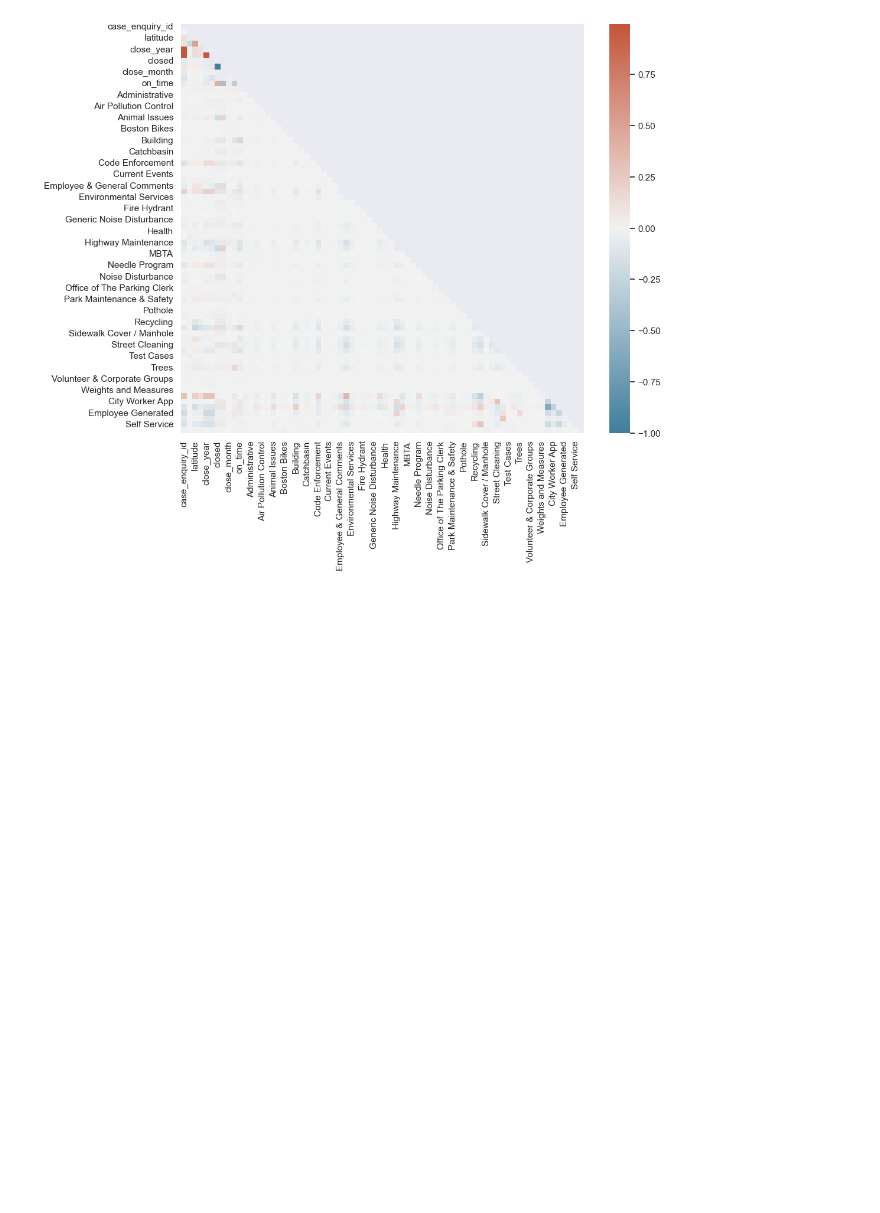
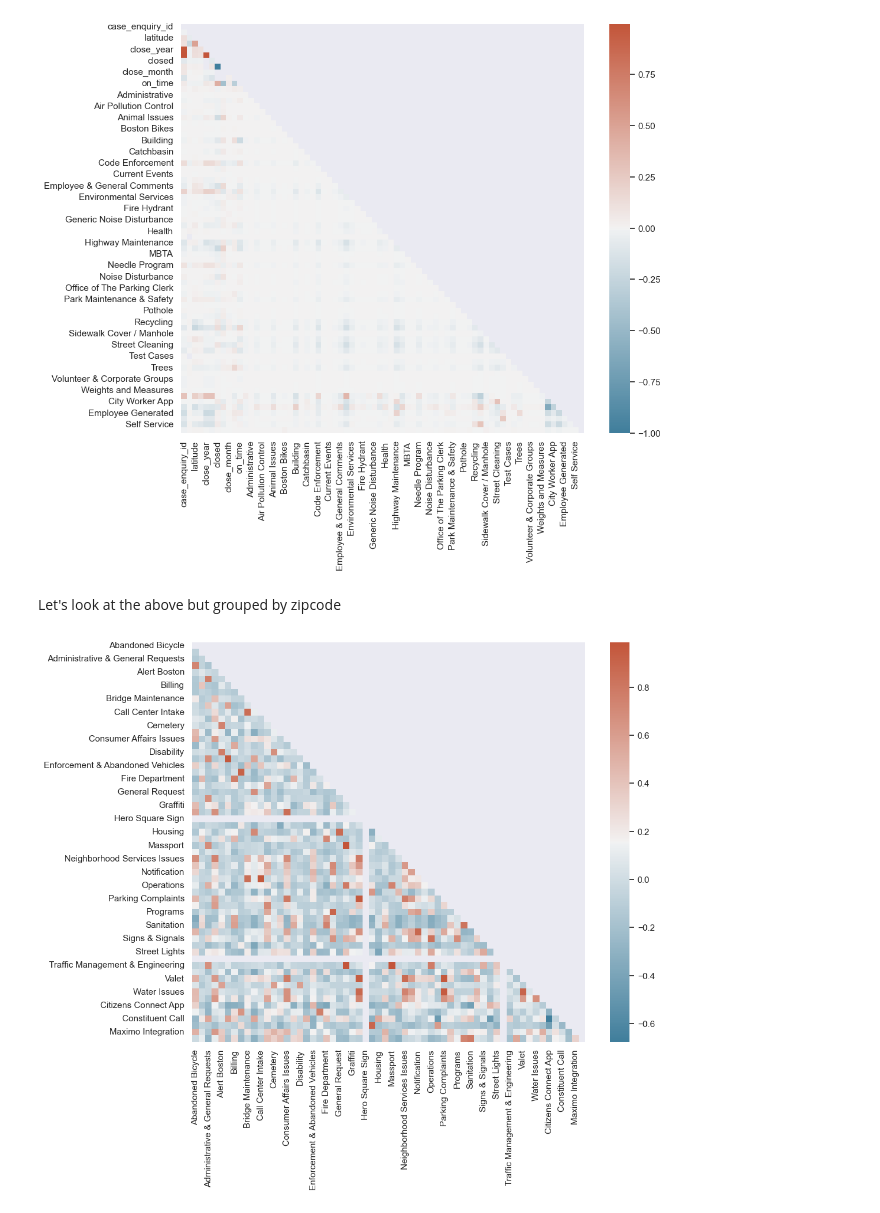
Before and after one commit to georgetown-analytics/boston-311, a Jupyter notebook: 02 code/EDA for 311 data.ipynb, the cells around one changed output. Cells and saved outputs as stored; diff of their text form; code cells hidden in the pictures; blank space fills up the shorter version.

Commit message:
added grouped correlation matrix

```diff
--- a/02 code/EDA for 311 data.ipynb
+++ b/02 code/EDA for 311 data.ipynb
@@ -431,3 +429,30 @@ cmap = sns.diverging_palette(230, 20, as_cmap=True)
 sns.heatmap(corr, annot=False, mask = mask, cmap=cmap);
 # %% [output]
 [figure]
+# %% [markdown]
+Let's look at the above but grouped by zipcode
+# %%
+
+group_df = df_311_numeric_clean.groupby(['location_zipcode'
+                                        # , 'close_year' #uncomment to also group by year
+                                        # , 'open_year'
+                                        ])[df_311_numeric_clean.iloc[:,8:68].columns].mean()
+
+sns.set_theme(style="darkgrid")
+
+# Compute a correlation matrix
+corr = group_df.corr()
+
+# Generate a mask for the upper triangle
+mask = np.triu(np.ones_like(corr, dtype=bool))
+
+# Set up the matplotlib figure
+f, ax = plt.subplots(figsize=(11, 9))
+
+# Generate a custom diverging colormap
+cmap = sns.diverging_palette(230, 20, as_cmap=True)
+
+# Draw the heatmap with the mask and correct aspect ratio
+sns.heatmap(corr, annot=False, mask = mask, cmap=cmap);
+# %% [output]
+[figure, added]
```
Also changed, not shown: parts of 9 cells of this notebook.
